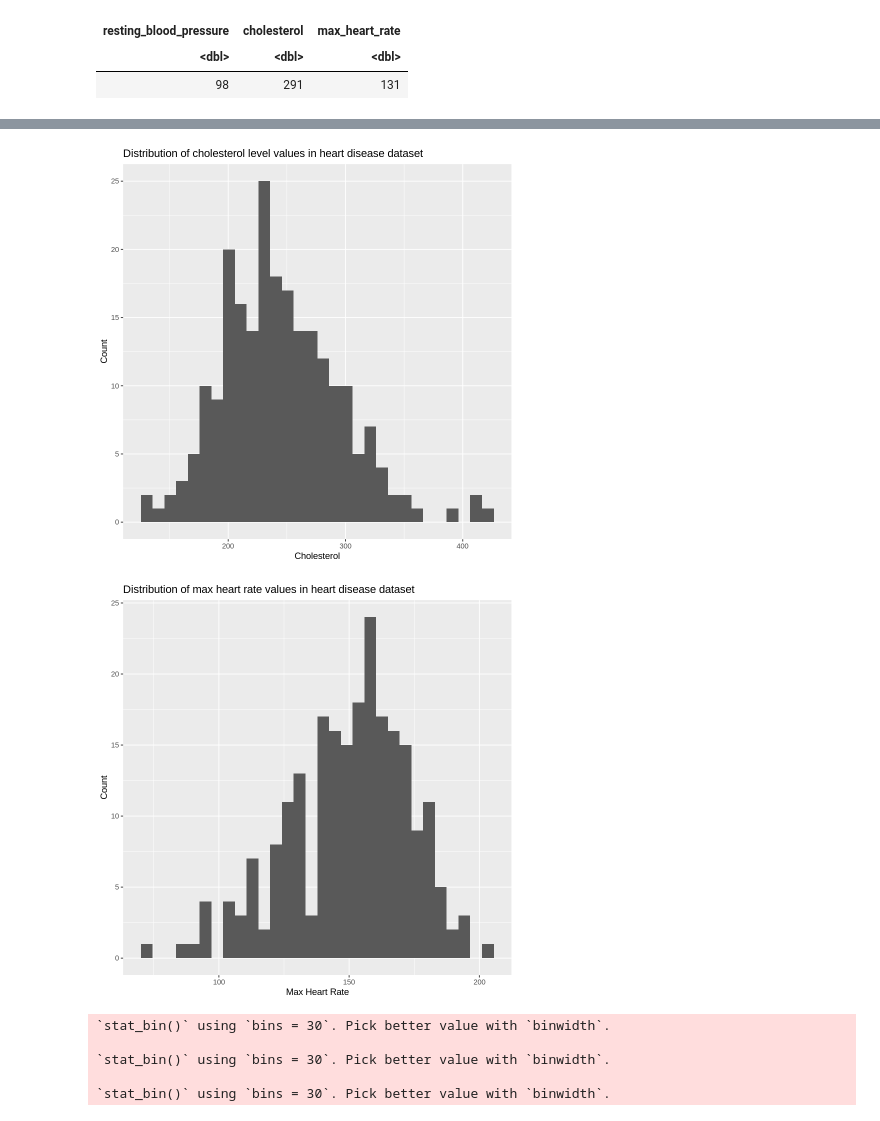
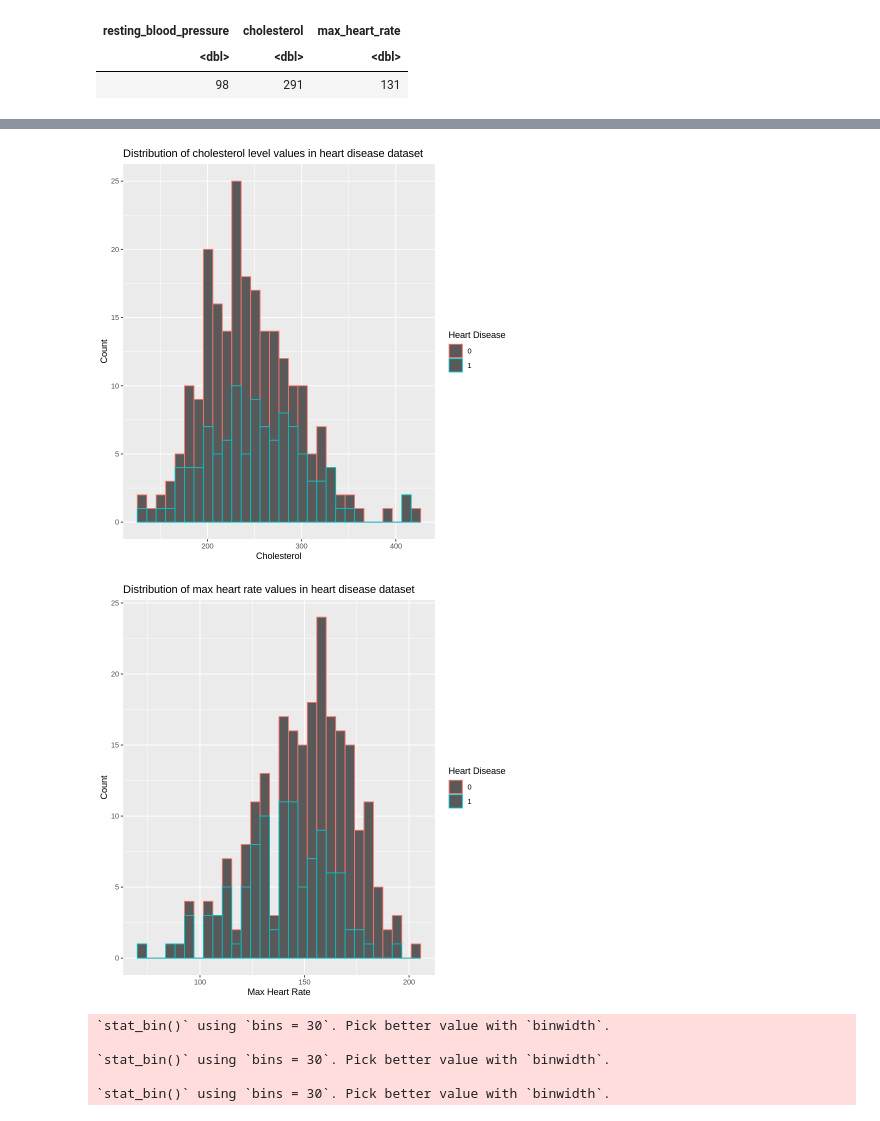
Before and after one commit to Yusen121/heart_disease_simple, a Jupyter notebook: data/group_project_report.ipynb, the cells around one changed output, grey strips where cells are left out. Saved outputs shown, nothing was run; the diff lists cells and outputs as text; code cells hidden in the pictures.

Commit message:
Colour histograms + age histograms

```diff
--- a/data/group_project_report.ipynb
+++ b/data/group_project_report.ipynb
@@ -154,9 +154,15 @@ heart_training_hist_cholesterol<- training_data %>%
 heart_training_hist_cholesterol
 
 heart_training_max_heart_rate<- training_data %>%
-    ggplot(aes(x=max_heart_rate))+
+    ggplot(aes(x=max_heart_rate, colour = num))+
     geom_histogram(bins = 30)+
-    labs(x = "Max Heart Rate", y = "Count") +
+    labs(x = "Max Heart Rate", y = "Count", colour = "Heart Disease") +
     ggtitle("Distribution of max heart rate values in heart disease dataset")
 heart_training_max_heart_rate
+
+heart_training_age_hist<- training_data %>%
+    ggplot(aes(x=age, colour = num))+
+    geom_histogram(bins = 30)+
+    labs(x = "Age", y = "Count", colour = "Heart Disease") +
+    ggtitle("Distribution of max heart rate values in heart disease dataset")
 # %% [output]
@@ -164,5 +170,5 @@ heart_training_max_heart_rate
-[figure, old version]
+[figure, new version]
-[figure, old version]
+[figure, new version]
 # %%
 # comparing variable correlations
 
```
Also changed, not shown: parts of 1 cell of this notebook.
